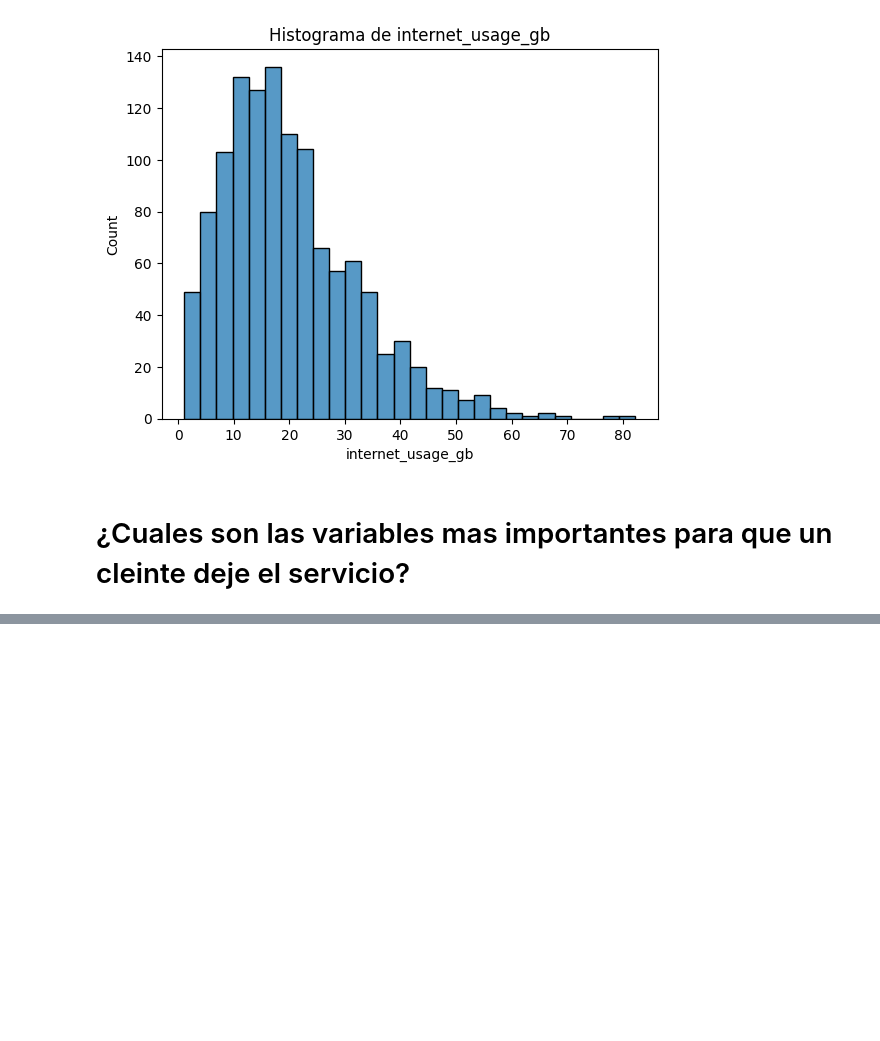
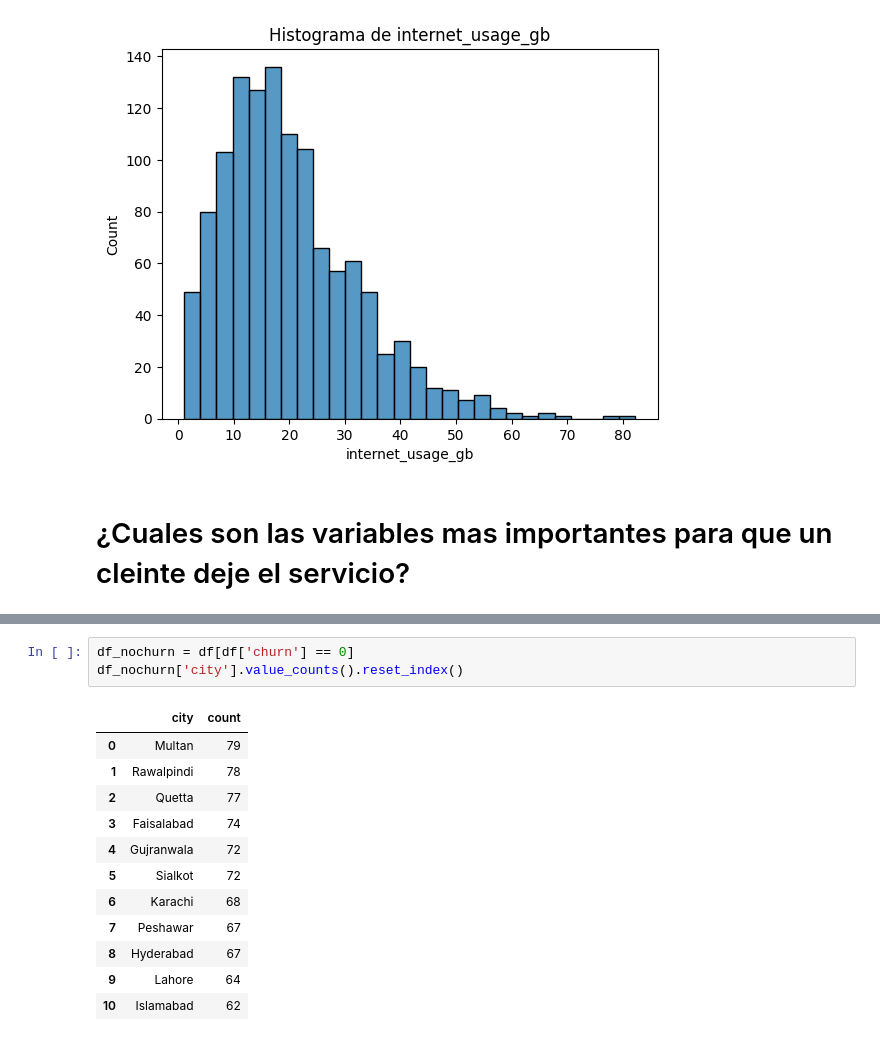
Before and after one commit to danielreyes04/Telecom_customer_data_analysis, a Jupyter notebook: Telecom_customer.ipynb, the cells around one changed output, grey strips where cells are left out. Cells and saved outputs as stored; diff of their text form; blank space fills up the shorter version.

```diff
--- a/Telecom_customer.ipynb
+++ b/Telecom_customer.ipynb
@@ -129,0 +165,16 @@ histograma(df,'internet_usage_gb','internet_usage_gb')
+# %%
+df_nochurn = df[df['churn'] == 0]
+df_nochurn['city'].value_counts().reset_index()
+# %% [output]
+|  | city | count |
+| 0 | Multan | 79 |
+| 1 | Rawalpindi | 78 |
+| 2 | Quetta | 77 |
+| 3 | Faisalabad | 74 |
+| 4 | Gujranwala | 72 |
+| 5 | Sialkot | 72 |
+| 6 | Karachi | 68 |
+| 7 | Peshawar | 67 |
+| 8 | Hyderabad | 67 |
+| 9 | Lahore | 64 |
+| 10 | Islamabad | 62 |
```
Also changed, not shown: parts of 21 cells of this notebook.
